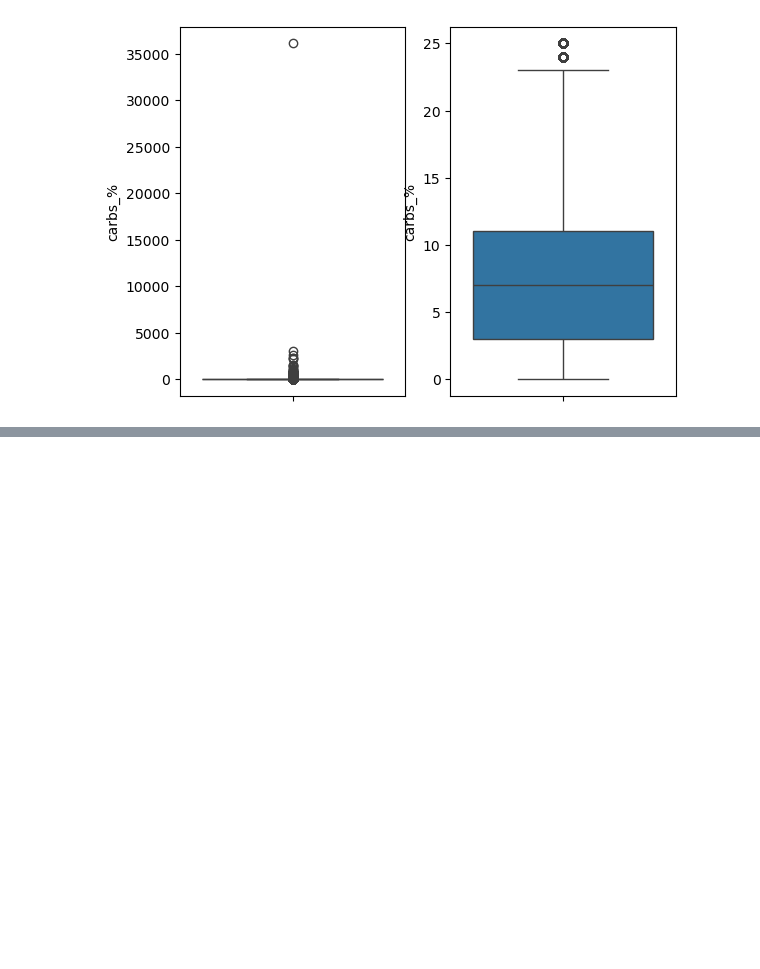
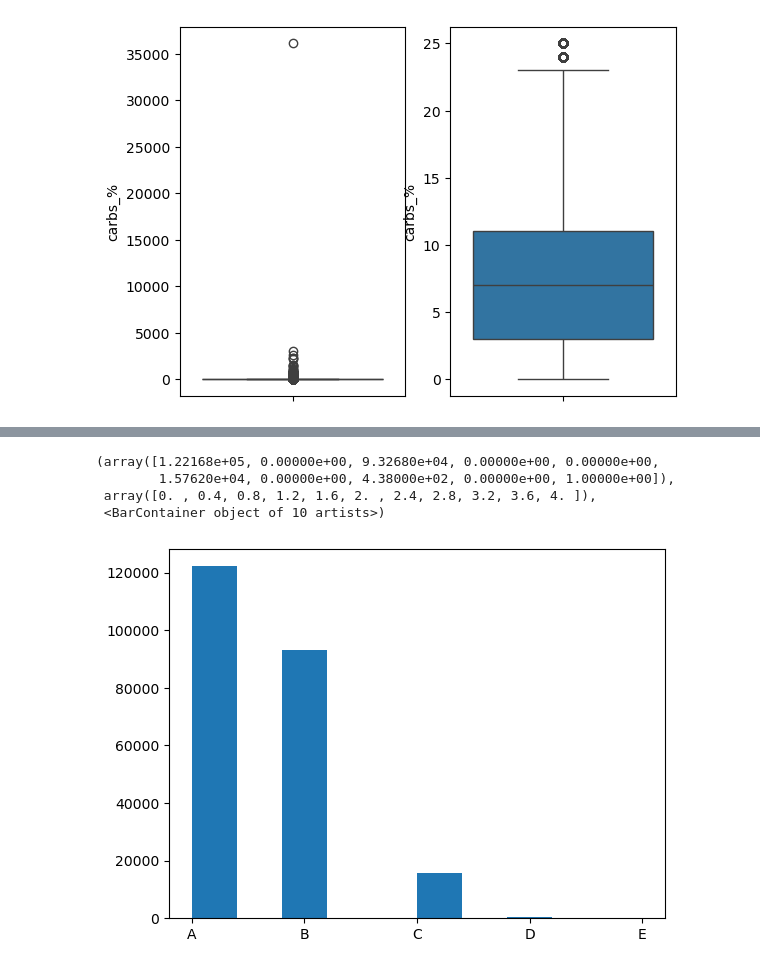
Before and after one commit to IndiraFa/PositioningStrategy_webapp, a Jupyter notebook: calcul_nutriscore_nb.ipynb, the cells around one changed output, grey strips where cells are left out. Drawn from its saved outputs; the diff is of its cells as text; code cells hidden in the pictures; blank space fills up the shorter version.

```diff
--- a/calcul_nutriscore_nb.ipynb
+++ b/calcul_nutriscore_nb.ipynb
@@ -303,0 +349,18 @@ carbs_%
+# %%
+def set_scorelabel(score):
+    label = np.empty(score.shape[0], dtype=str)
+    label[np.where(score >= 12)] = 'A'
+    label[np.where((score >= 9) & (score < 12))] = 'B'
+    label[np.where((score >= 6) & (score < 9))] = 'C'
+    label[np.where((score >= 3) & (score < 6))] = 'D'
+    label[np.where(score < 3)] = 'E'
+    return label
+# %%
+scores_labelled = set_scorelabel(score['nutriscore'])
+plt.hist(scores_labelled)
+# %% [output]
+(array([1.22168e+05, 0.00000e+00, 9.32680e+04, 0.00000e+00, 0.00000e+00,
+        1.57620e+04, 0.00000e+00, 4.38000e+02, 0.00000e+00, 1.00000e+00]),
+ array([0. , 0.4, 0.8, 1.2, 1.6, 2. , 2.4, 2.8, 3.2, 3.6, 4. ]),
+ <BarContainer object of 10 artists>)
+[figure, added]
```
Also changed, not shown: parts of 6 cells of this notebook.
